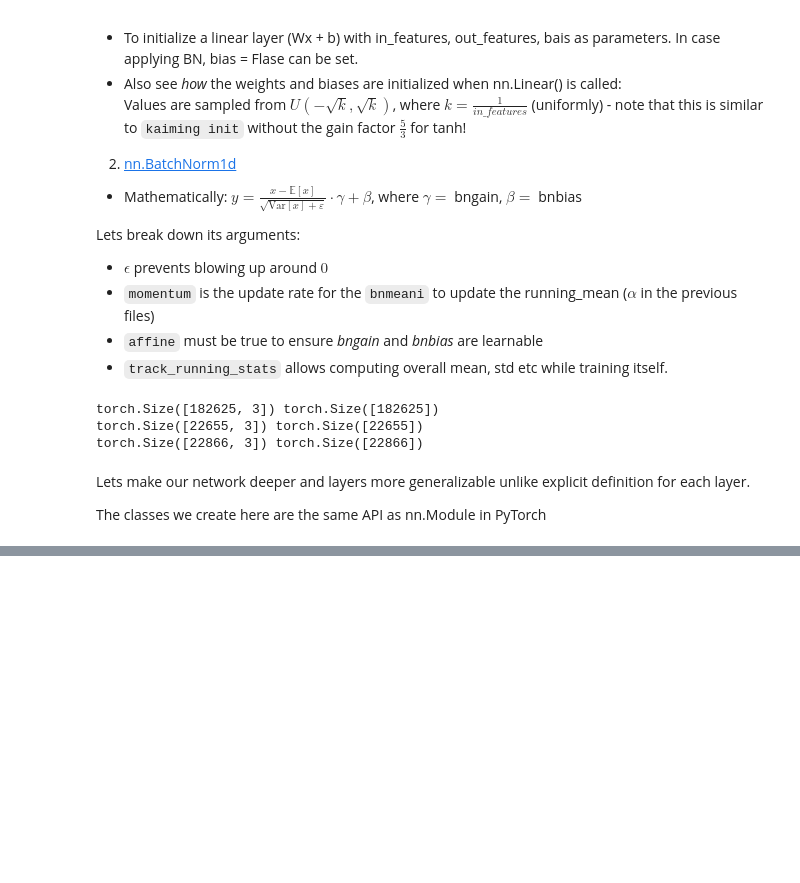
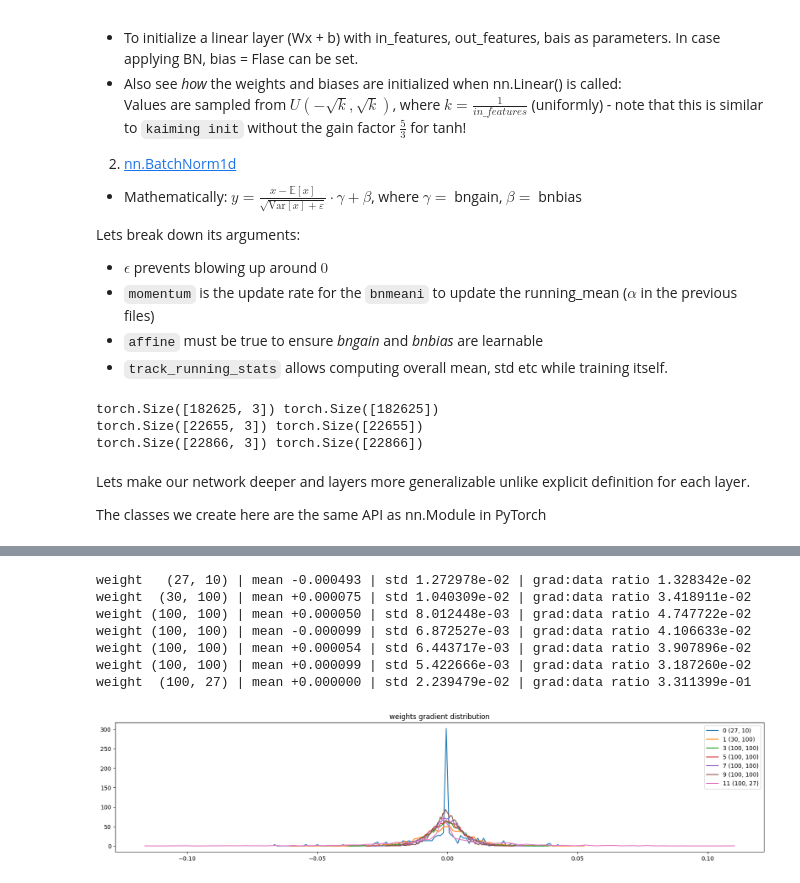
Before and after one commit to Anup710/calm-notebooks, a Jupyter notebook: Karpathy/Makemore/MLP2/nb3_pytorchifying.ipynb, the cells around one changed output, grey strips where cells are left out. Saved outputs shown, nothing was run; the diff lists cells and outputs as text; code cells hidden in the pictures; blank space fills up the shorter version.

```diff
--- a/Karpathy/Makemore/MLP2/nb3_pytorchifying.ipynb
+++ b/Karpathy/Makemore/MLP2/nb3_pytorchifying.ipynb
@@ -132,0 +329,26 @@ class Tanh:
+# %%
+def grad_to_data_hist():
+  plt.figure(figsize=(20, 4)) # width and height of the plot
+  legends = []
+  for i,p in enumerate(parameters):
+    t = p.grad
+    if p.ndim == 2: # to only plot weights, which has ndim = 2
+      print('weight %10s | mean %+f | std %e | grad:data ratio %e' % (tuple(p.shape), t.mean(), t.std(), t.std() / p.std()))
+      hy, hx = torch.histogram(t, density=True)
+      plt.plot(hx[:-1].detach(), hy.detach())
+      legends.append(f'{i} {tuple(p.shape)}')
+  plt.legend(legends)
+  plt.title('weights gradient distribution');
+  return
+# %%
+# gradient to data ratio to see if update speed will be ok -- at 1000 iterations
+grad_to_data_hist()
+# %% [output]
+weight   (27, 10) | mean -0.000493 | std 1.272978e-02 | grad:data ratio 1.328342e-02
+weight  (30, 100) | mean +0.000075 | std 1.040309e-02 | grad:data ratio 3.418911e-02
+weight (100, 100) | mean +0.000050 | std 8.012448e-03 | grad:data ratio 4.747722e-02
+weight (100, 100) | mean -0.000099 | std 6.872527e-03 | grad:data ratio 4.106633e-02
+weight (100, 100) | mean +0.000054 | std 6.443717e-03 | grad:data ratio 3.907896e-02
+weight (100, 100) | mean +0.000099 | std 5.422666e-03 | grad:data ratio 3.187260e-02
+weight  (100, 27) | mean +0.000000 | std 2.239479e-02 | grad:data ratio 3.311399e-01
+[figure, added]
```
Also changed, not shown: parts of 27 cells of this notebook.
